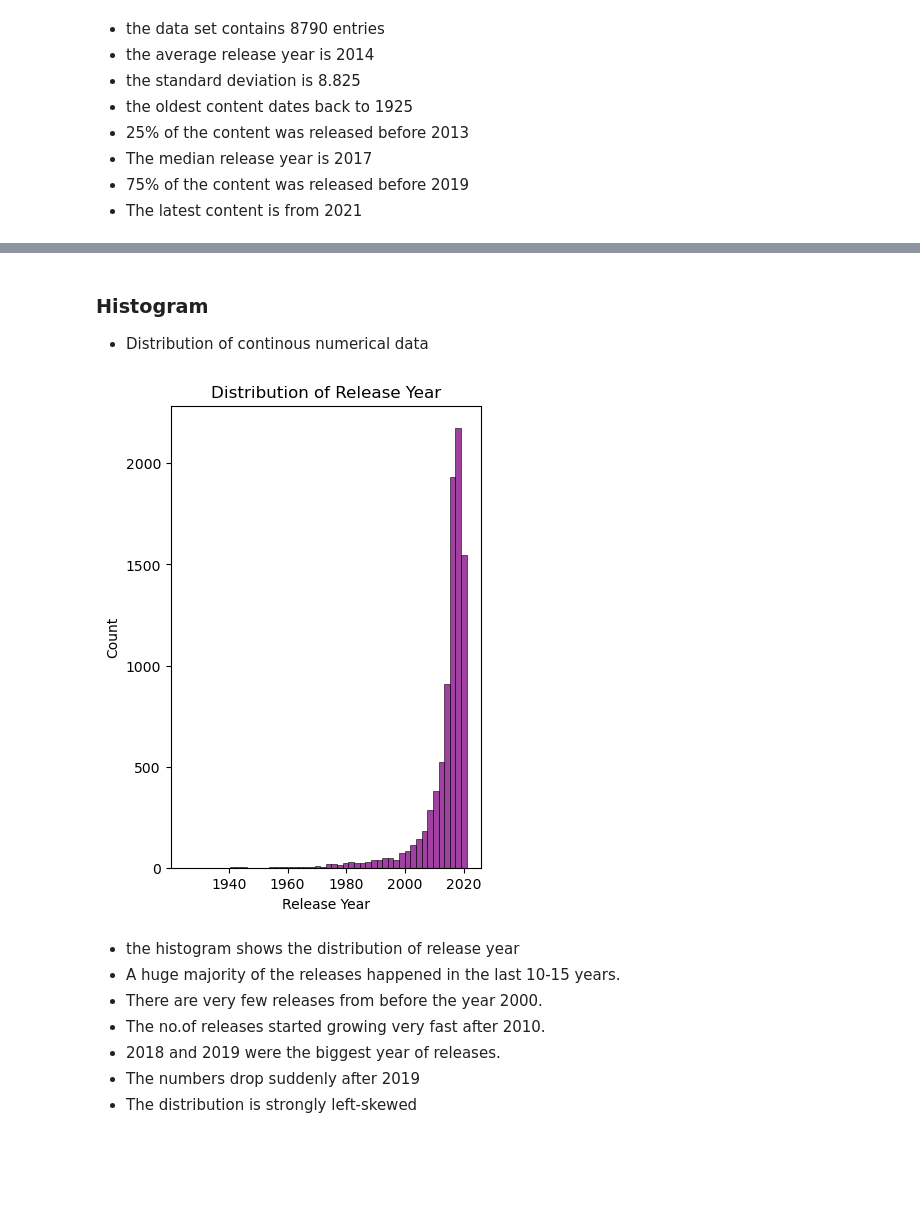
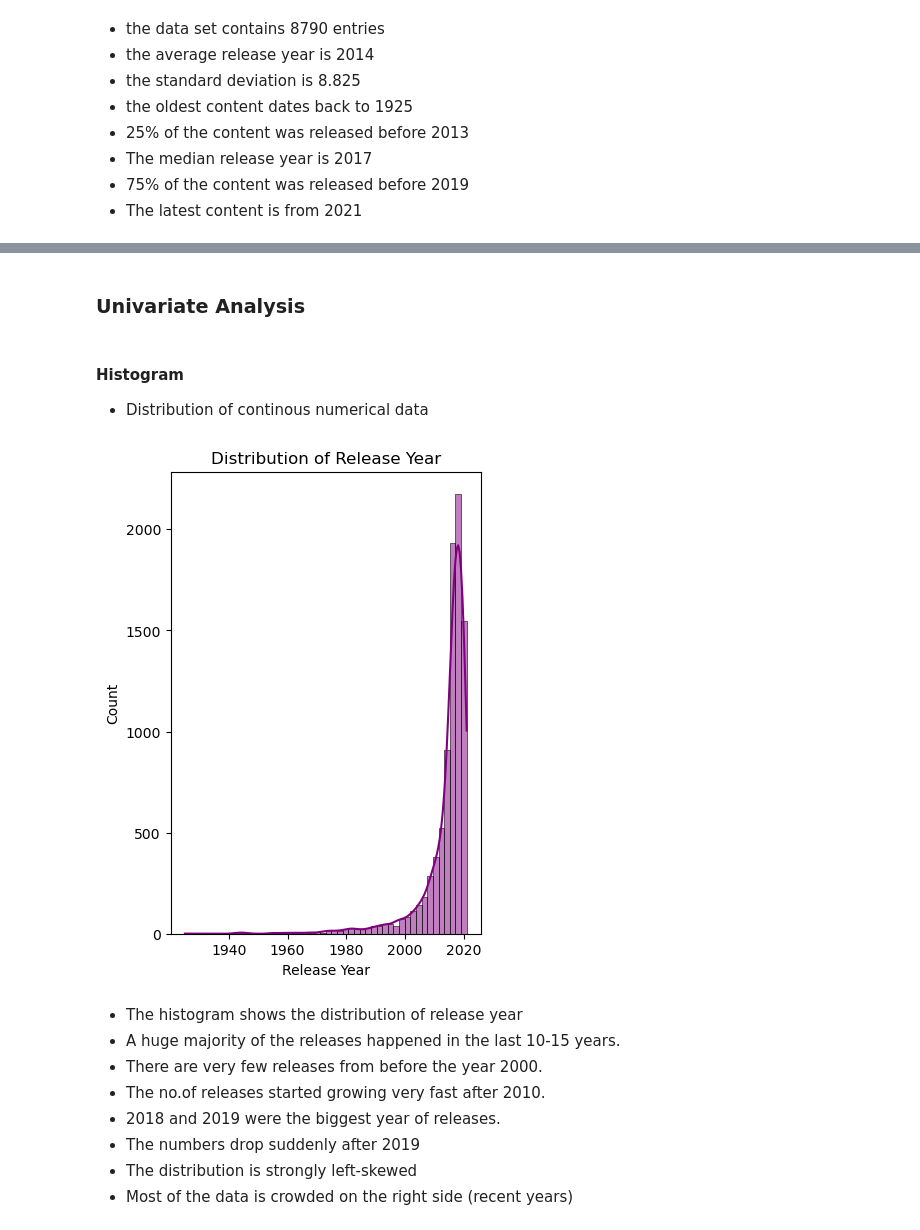
Before and after one commit to shamilvp10/Netflix-Data-Analysis, a Jupyter notebook: project.ipynb, the cells around one changed output, grey strips where cells are left out. Cells and saved outputs as stored; diff of their text form; code cells hidden in the pictures; blank space fills up the shorter version.

Commit message:
Data Analysis

```diff
--- a/project.ipynb
+++ b/project.ipynb
@@ -1012,5 +1137,7 @@ df_new2.describe(include='object')
+# %% [markdown]
+### **Univariate Analysis**
 # %% [markdown]
-### Histogram
+#### **Histogram**
 
 - Distribution of continous numerical data
 # %%
@@ -1018,17 +1145,18 @@ import seaborn as sns
 import matplotlib.pyplot as plt
 # %%
 plt.figure(figsize=(4,6))
-sns.histplot(data=df_new,x="release_year",bins=50,color="purple")
+sns.histplot(data=df_new,x="release_year",bins=50,color="purple",kde=True)
 plt.title("Distribution of Release Year")
 plt.xlabel("Release Year")
 plt.show()
 # %% [output]
-[figure, old version]
+[figure, new version]
 # %% [markdown]
-- the histogram shows the distribution of release year
+- The histogram shows the distribution of release year
 - A huge majority of the releases happened in the last 10-15 years.
 - There are very few releases from before the year 2000.
 - The no.of releases started growing very fast after 2010.
 - 2018 and 2019 were the biggest year of releases.
 - The numbers drop suddenly after 2019
 - The distribution is strongly left-skewed
+- Most of the data is crowded on the right side (recent years)
```
Also changed, not shown: parts of 165 cells of this notebook, 5 other files.
